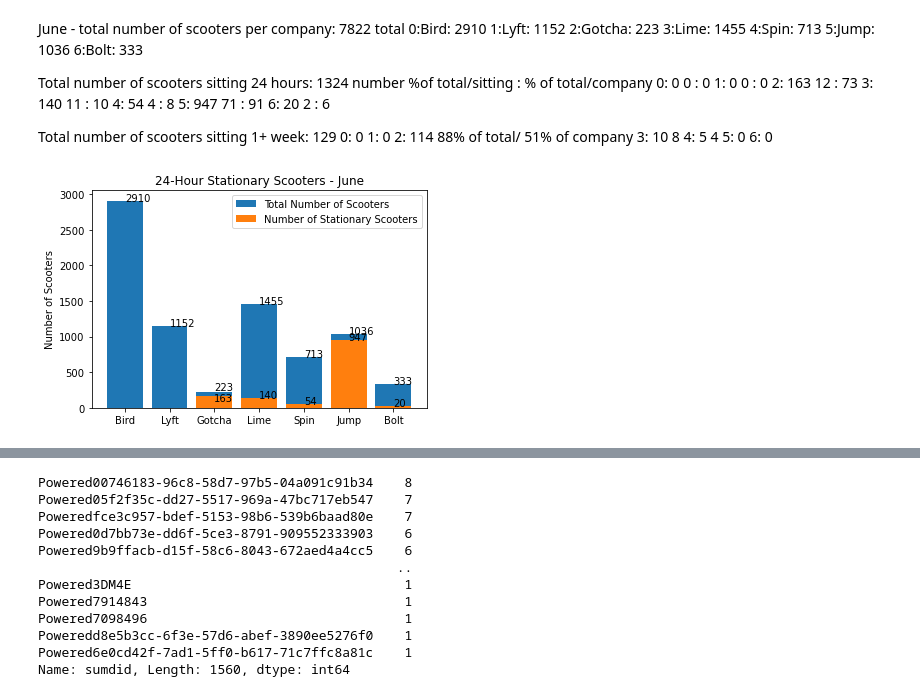
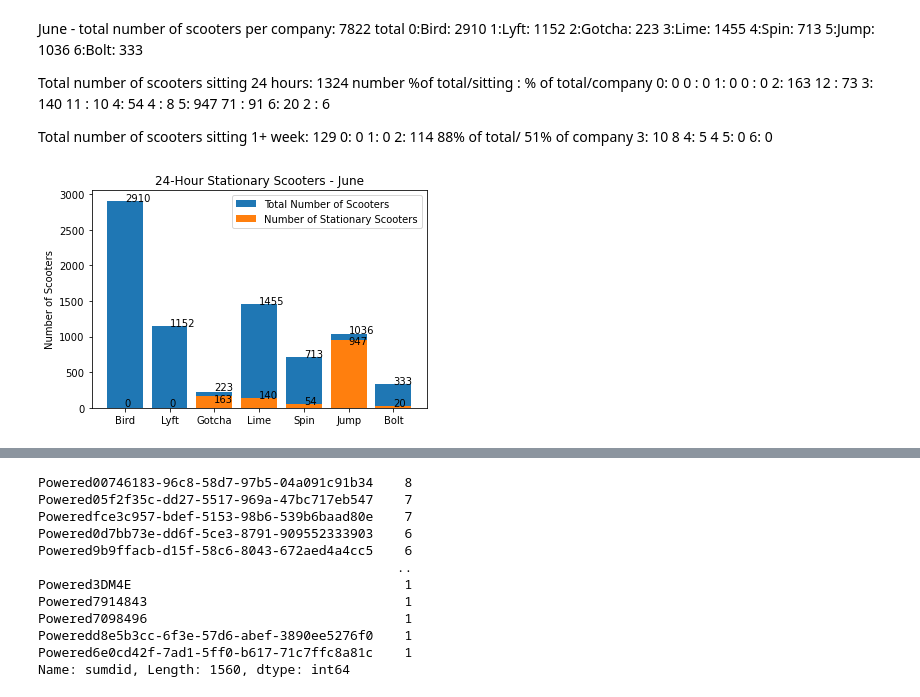
Before and after one commit to Rhunsilval/nashville_scooters_python, a Jupyter notebook: notebooks/5_stationary_scooter_analysis_visuals.ipynb, the cells around one changed output, grey strips where cells are left out. Drawn from its saved outputs; the diff is of its cells as text; code cells hidden in the pictures.

```diff
--- a/notebooks/5_stationary_scooter_analysis_visuals.ipynb
+++ b/notebooks/5_stationary_scooter_analysis_visuals.ipynb
@@ -1053,24 +1057,27 @@ June_scooter_viz2 = pd.DataFrame({
 # %%
 plt.bar(June_scooter_viz.Company, June_scooter_viz.Total_Number_of_Scooters, label = 'Total Number of Scooters')
 plt.bar(June_scooter_viz.Company, June_scooter_viz.Number_of_24hour_Stationary_Scooters, label = 'Number of Stationary Scooters')
 plt.legend()
 plt.ylabel("Number of Scooters")
 plt.title("24-Hour Stationary Scooters - June")
 plt.text('Bird',2910,'2910')
+plt.text('Bird',20,'0')
 plt.text('Lyft',1152,'1152')
+plt.text('Lyft',20,'0')
 plt.text('Gotcha',250,'223')
-plt.text('Gotcha',100,'163')
+plt.text('Gotcha',80,'163')
 plt.text('Lime',1455,'1455')
 plt.text('Lime',140,'140')
 plt.text('Spin', 713,'713')
 plt.text('Spin',54,'54')
-plt.text('Jump',1036,'1036')
-plt.text('Jump',947,'947')
+plt.text('Jump',1050,'1036')
+plt.text('Jump',900,'947')
 plt.text('Bolt',333,'333')
 plt.text('Bolt',20,'20')
+plt.savefig('24-Hour Stationary Scooters - June.png')
 plt.show()
 # %% [output]
-[figure, old version]
+[figure, new version]
 # %%
 plt.bar(June_scooter_viz2.company, June_scooter_viz2.total_number,label="Total Number of Scooters")
 plt.bar(June_scooter_viz2.company, June_scooter_viz2.week_number, label="Number of Stationary Scooters")
```
Also changed, not shown: parts of 6 cells of this notebook, 12 other files.
